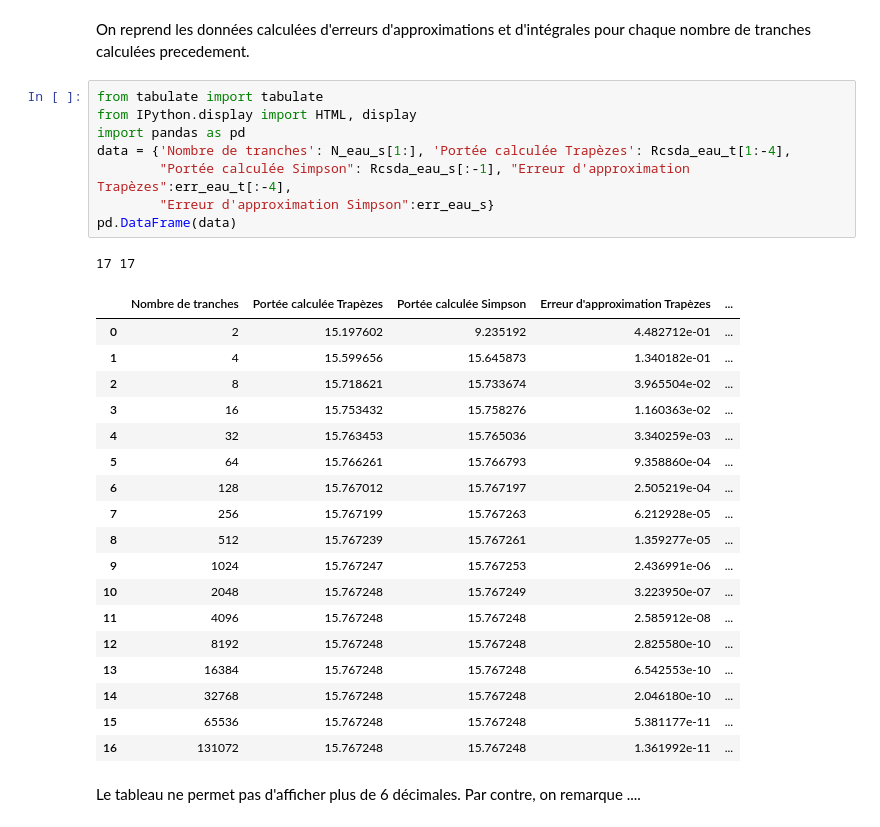
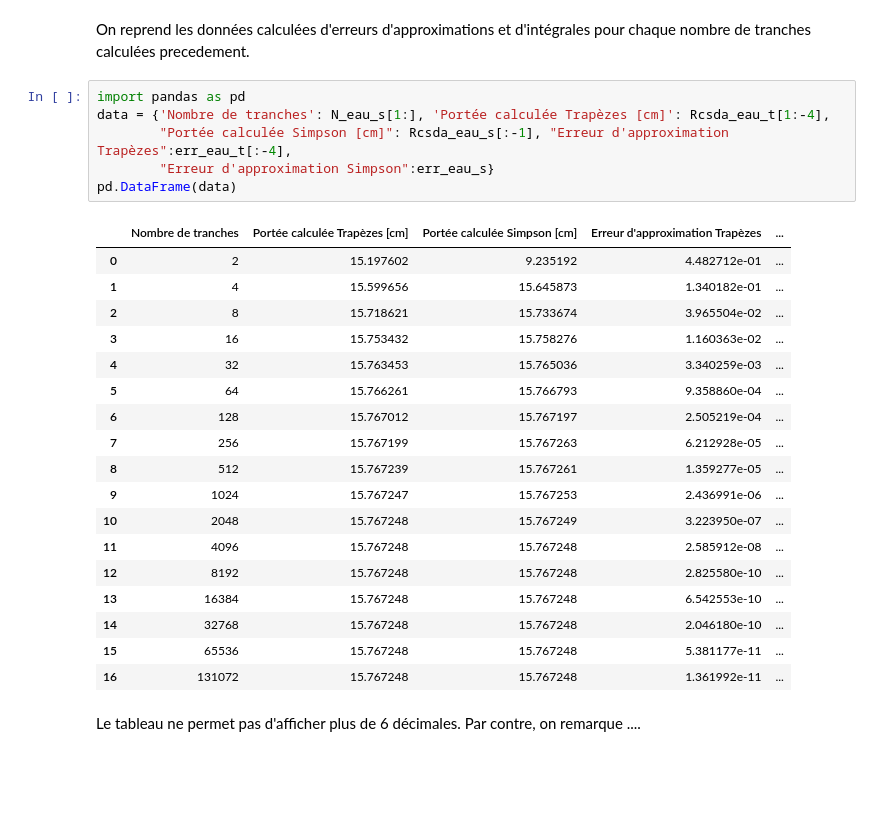
Before and after one commit to essheh/PHYZ_NUM, a Jupyter notebook: TP1_BOISSINNOT_GAUDREAULT_LESSARD.ipynb, the cells around one changed output. Cells and saved outputs as stored; diff of their text form; blank space fills up the shorter version.

```diff
--- a/TP1_BOISSINNOT_GAUDREAULT_LESSARD.ipynb
+++ b/TP1_BOISSINNOT_GAUDREAULT_LESSARD.ipynb
@@ -499,16 +499,13 @@ plt.show()
 # %% [markdown]
 On reprend les données calculées d'erreurs d'approximations et d'intégrales pour chaque nombre de tranches calculées precedement.
 # %%
-from tabulate import tabulate
-from IPython.display import HTML, display
 import pandas as pd
-data = {'Nombre de tranches': N_eau_s[1:], 'Portée calculée Trapèzes': Rcsda_eau_t[1:-4],
-        "Portée calculée Simpson": Rcsda_eau_s[:-1], "Erreur d'approximation Trapèzes":err_eau_t[:-4],
+data = {'Nombre de tranches': N_eau_s[1:], 'Portée calculée Trapèzes [cm]': Rcsda_eau_t[1:-4],
+        "Portée calculée Simpson [cm]": Rcsda_eau_s[:-1], "Erreur d'approximation Trapèzes":err_eau_t[:-4],
         "Erreur d'approximation Simpson":err_eau_s}
 pd.DataFrame(data)
 # %% [output]
-17 17
-|  | Nombre de tranches | Portée calculée Trapèzes | Portée calculée Simpson | Erreur d'approximation Trapèzes | ... |
+|  | Nombre de tranches | Portée calculée Trapèzes [cm] | Portée calculée Simpson [cm] | Erreur d'approximation Trapèzes | ... |
 | 0 | 2 | 15.197602 | 9.235192 | 4.482712e-01 | ... |
 | 1 | 4 | 15.599656 | 15.645873 | 1.340182e-01 | ... |
 | 2 | 8 | 15.718621 | 15.733674 | 3.965504e-02 | ... |
```
